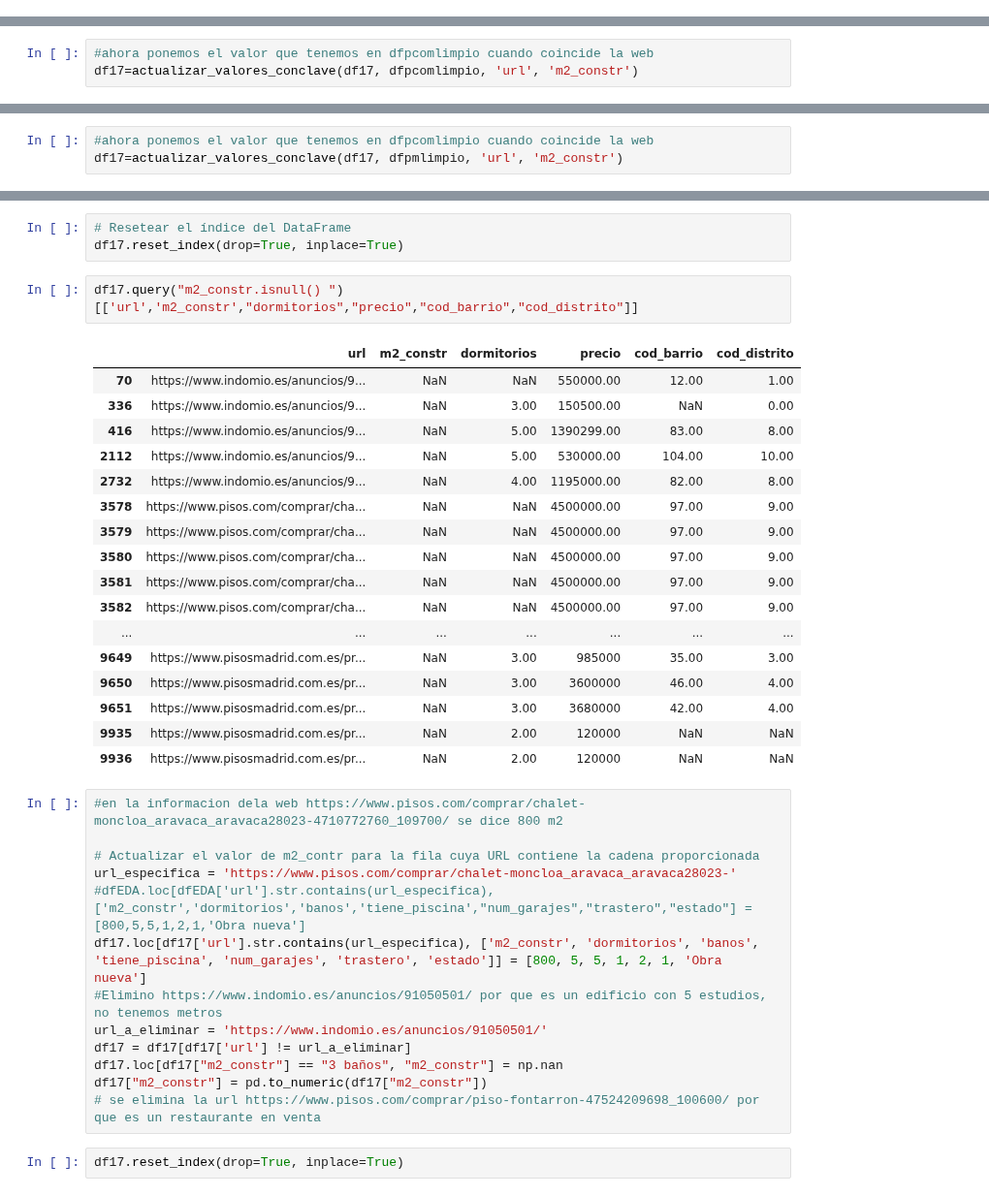
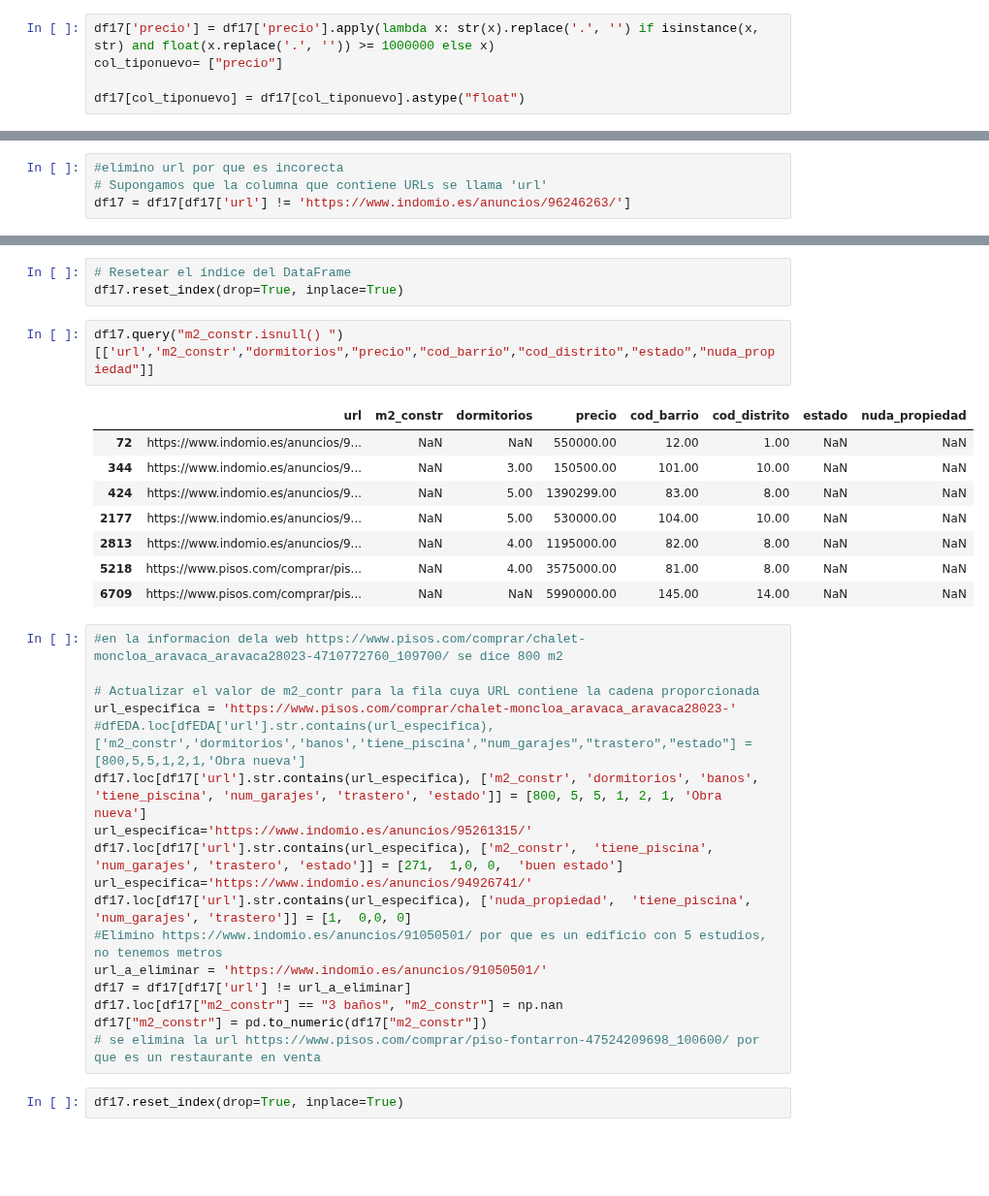
Before and after one commit to avaquerocastro/precios-de-vivienda-madrid, a Jupyter notebook: codigo/01-preprocesamiento-de-datos/Revision_columnas/Revision_Columnas01032025.ipynb, the cells around one changed output, grey strips where cells are left out. Shown at 97% size. Saved outputs shown, nothing was run; the diff lists cells and outputs as text; blank space fills up the shorter version.

```diff
--- a/codigo/01-preprocesamiento-de-datos/Revision_columnas/Revision_Columnas01032025.ipynb
+++ b/codigo/01-preprocesamiento-de-datos/Revision_columnas/Revision_Columnas01032025.ipynb
@@ -412,3 +356,8 @@ df17.shape
+# %%
+df17['precio'] = df17['precio'].apply(lambda x: str(x).replace('.', '') if isinstance(x, str) and float(x.replace('.', '')) >= 1000000 else x)
+col_tiponuevo= ["precio"]
+
+df17[col_tiponuevo] = df17[col_tiponuevo].astype("float")
 # %%
 
 # Filtro de las filas con valores en precio anteior
@@ -436,2 +385,6 @@ filas_valor_eur
+# %%
+#elimino url por que es incorecta
+# Supongamos que la columna que contiene URLs se llama 'url'
+df17 = df17[df17['url'] != 'https://www.indomio.es/anuncios/96246263/']
 # %%
 # Filtro de valores
@@ -542,6 +436,3 @@ dfpcomlimpio['m2_constr'] = dfpcomlimpio['m2_constr'].astype(float)
-# %%
-#ahora ponemos el valor que tenemos en dfpcomlimpio cuando coincide la web
-df17=actualizar_valores_conclave(df17, dfpcomlimpio, 'url', 'm2_constr')
 # %%
 df17.query("m2_constr<= 10 & web=='pisos.com'")['url']
 # %% [output]
@@ -597,3 +464,0 @@ dfpmlimpio['m2_constr'] = dfpmlimpio['m2_constr'].astype(float)
-# %%
-#ahora ponemos el valor que tenemos en dfpcomlimpio cuando coincide la web
-df17=actualizar_valores_conclave(df17, dfpmlimpio, 'url', 'm2_constr')
@@ -611,25 +469,16 @@ df17 = df17[df17["url"] != "https://www.indomio.es/anuncios/96246263/"]
 # Resetear el índice del DataFrame
 df17.reset_index(drop=True, inplace=True)
 # %%
-df17.query("m2_constr.isnull() ")[['url','m2_constr',"dormitorios","precio","cod_barrio","cod_distrito"]]
+df17.query("m2_constr.isnull() ")[['url','m2_constr',"dormitorios","precio","cod_barrio","cod_distrito","estado","nuda_propiedad"]]
 # %% [output]
-|  | url | m2_constr | dormitorios | precio | cod_barrio | cod_distrito |
-| 70 | https://www.indomio.es/anuncios/9... | NaN | NaN | 550000.00 | 12.00 | 1.00 |
-| 336 | https://www.indomio.es/anuncios/9... | NaN | 3.00 | 150500.00 | NaN | 0.00 |
-| 416 | https://www.indomio.es/anuncios/9... | NaN | 5.00 | 1390299.00 | 83.00 | 8.00 |
-| 2112 | https://www.indomio.es/anuncios/9... | NaN | 5.00 | 530000.00 | 104.00 | 10.00 |
-| 2732 | https://www.indomio.es/anuncios/9... | NaN | 4.00 | 1195000.00 | 82.00 | 8.00 |
-| 3578 | https://www.pisos.com/comprar/cha... | NaN | NaN | 4500000.00 | 97.00 | 9.00 |
-| 3579 | https://www.pisos.com/comprar/cha... | NaN | NaN | 4500000.00 | 97.00 | 9.00 |
-| 3580 | https://www.pisos.com/comprar/cha... | NaN | NaN | 4500000.00 | 97.00 | 9.00 |
-| 3581 | https://www.pisos.com/comprar/cha... | NaN | NaN | 4500000.00 | 97.00 | 9.00 |
-| 3582 | https://www.pisos.com/comprar/cha... | NaN | NaN | 4500000.00 | 97.00 | 9.00 |
-| ... | ... | ... | ... | ... | ... | ... |
-| 9649 | https://www.pisosmadrid.com.es/pr... | NaN | 3.00 | 985000 | 35.00 | 3.00 |
-| 9650 | https://www.pisosmadrid.com.es/pr... | NaN | 3.00 | 3600000 | 46.00 | 4.00 |
-| 9651 | https://www.pisosmadrid.com.es/pr... | NaN | 3.00 | 3680000 | 42.00 | 4.00 |
-| 9935 | https://www.pisosmadrid.com.es/pr... | NaN | 2.00 | 120000 | NaN | NaN |
-| 9936 | https://www.pisosmadrid.com.es/pr... | NaN | 2.00 | 120000 | NaN | NaN |
+|  | url | m2_constr | dormitorios | precio | cod_barrio | cod_distrito | estado | nuda_propiedad |
+| 72 | https://www.indomio.es/anuncios/9... | NaN | NaN | 550000.00 | 12.00 | 1.00 | NaN | NaN |
+| 344 | https://www.indomio.es/anuncios/9... | NaN | 3.00 | 150500.00 | 101.00 | 10.00 | NaN | NaN |
+| 424 | https://www.indomio.es/anuncios/9... | NaN | 5.00 | 1390299.00 | 83.00 | 8.00 | NaN | NaN |
+| 2177 | https://www.indomio.es/anuncios/9... | NaN | 5.00 | 530000.00 | 104.00 | 10.00 | NaN | NaN |
+| 2813 | https://www.indomio.es/anuncios/9... | NaN | 4.00 | 1195000.00 | 82.00 | 8.00 | NaN | NaN |
+| 5218 | https://www.pisos.com/comprar/pis... | NaN | 4.00 | 3575000.00 | 81.00 | 8.00 | NaN | NaN |
+| 6709 | https://www.pisos.com/comprar/pis... | NaN | NaN | 5990000.00 | 145.00 | 14.00 | NaN | NaN |
 # %%
 #en la informacion dela web https://www.pisos.com/comprar/chalet-moncloa_aravaca_aravaca28023-4710772760_109700/ se dice 800 m2
 
@@ -637,6 +486,10 @@ df17.query("m2_constr.isnull() ")[['url','m2_constr',"dormitorios","precio","cod
 url_especifica = 'https://www.pisos.com/comprar/chalet-moncloa_aravaca_aravaca28023-'
 #dfEDA.loc[dfEDA['url'].str.contains(url_especifica), ['m2_constr','dormitorios','banos','tiene_piscina',"num_garajes","trastero","estado"] = [800,5,5,1,2,1,'Obra nueva']
 df17.loc[df17['url'].str.contains(url_especifica), ['m2_constr', 'dormitorios', 'banos', 'tiene_piscina', 'num_garajes', 'trastero', 'estado']] = [800, 5, 5, 1, 2, 1, 'Obra nueva']
+url_especifica='https://www.indomio.es/anuncios/95261315/'
+df17.loc[df17['url'].str.contains(url_especifica), ['m2_constr',  'tiene_piscina', 'num_garajes', 'trastero', 'estado']] = [271,  1,0, 0,  'buen estado']
+url_especifica='https://www.indomio.es/anuncios/94926741/'
+df17.loc[df17['url'].str.contains(url_especifica), ['nuda_propiedad',  'tiene_piscina', 'num_garajes', 'trastero']] = [1,  0,0, 0]
 #Elimino https://www.indomio.es/anuncios/91050501/ por que es un edificio con 5 estudios, no tenemos metros
 url_a_eliminar = 'https://www.indomio.es/anuncios/91050501/'
 df17 = df17[df17['url'] != url_a_eliminar]
```
Also changed, not shown: parts of 49 cells of this notebook, 7 other files.
